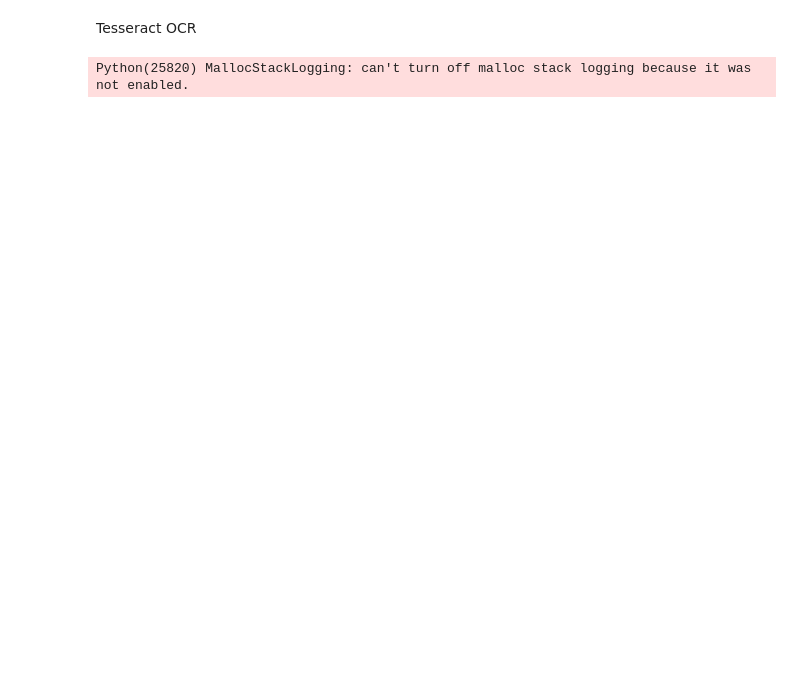
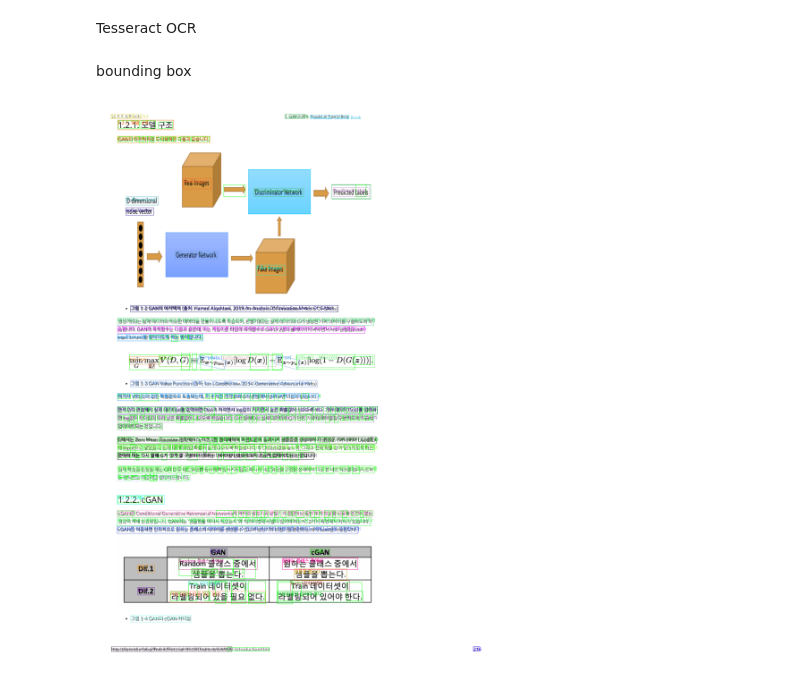
Before and after one commit to KungSeung/Dacon, a Jupyter notebook: LangChain/Document Loader/Text_ImageLoad/OCR.ipynb, the cells around one changed output. Saved outputs shown, nothing was run; the diff lists cells and outputs as text; code cells hidden in the pictures; blank space fills up the shorter version.

Commit message:
easyOCR_tesseractOCR

```diff
--- a/LangChain/Document Loader/Text_ImageLoad/OCR.ipynb
+++ b/LangChain/Document Loader/Text_ImageLoad/OCR.ipynb
@@ -107,13 +107,34 @@ Tesseract OCR
 import pytesseract
 import cv2
 import matplotlib.pyplot as plt
+import pandas as pd
 
-opencv_image = np.array(PIL_image)  # PIL_image는 convert_from_path에서 온 이미지
-opencv_image = cv2.cvtColor(opencv_image, cv2.COLOR_RGB2BGR)  # 색상 변환 (선택적)
+pd.set_option('display.max_rows', None)
+pd.set_option('display.max_columns', None)
+pd.set_option('display.max_colwidth', None)
+pd.set_option('display.width', 0)
 
-# OCR (BGR 또는 RGB 상관없음, 정확도는 RGB가 일반적으로 더 나음)
-text = pytesseract.image_to_string(opencv_image, lang='kor+eng')
-
-print(text)
+# PIL image -> NumPy 배열로 변환
+# OpenCV, pytesseract, TensorFlow, PyTorch 등에서 사용가능
+opencv_image = np.array(PIL_image)
+result_tesseract = pytesseract.image_to_data(opencv_image, lang='kor+eng', output_type='dict')
-# %% [output]
-Python(25820) MallocStackLogging: can't turn off malloc stack logging because it was not enabled.
+# %% [markdown]
+bounding box
+# %%
+img_copy = opencv_image.copy()
+font = ImageFont.truetype("NanumGothicBold.ttf", size=24)
+n_boxes = len(result_tesseract['text'])
+
+for i in range(n_boxes):
+    if int(result_tesseract['conf'][i]) > 0 and result_tesseract['text'][i].strip() != "":
+        (x, y, w, h) = (result_tesseract['left'][i], result_tesseract['top'][i], result_tesseract['width'][i], result_tesseract['height'][i],)
+        cv2.rectangle(img_copy, (x, y), (x+w, y+h), (0, 255, 0), 2)
+        draw.text((x, y - 100), result_tesseract['text'][i], font=font, fill=(255, 0, 0))
+
+
+plt.figure(figsize=(12, 16))
+plt.imshow(cv2.cvtColor(img_copy, cv2.COLOR_BGR2RGB))
+plt.axis("off")
+plt.show()
+# %% [output]
+[figure, added]
```
Also changed, not shown: parts of 13 cells of this notebook.
